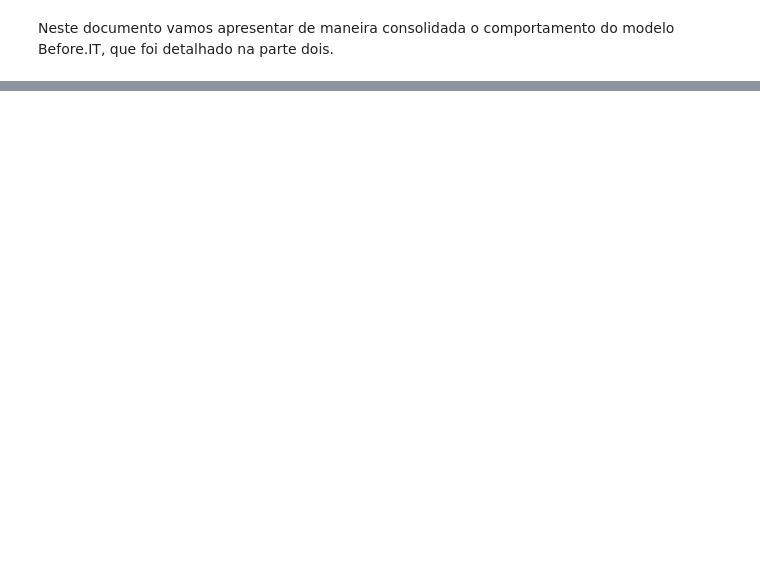
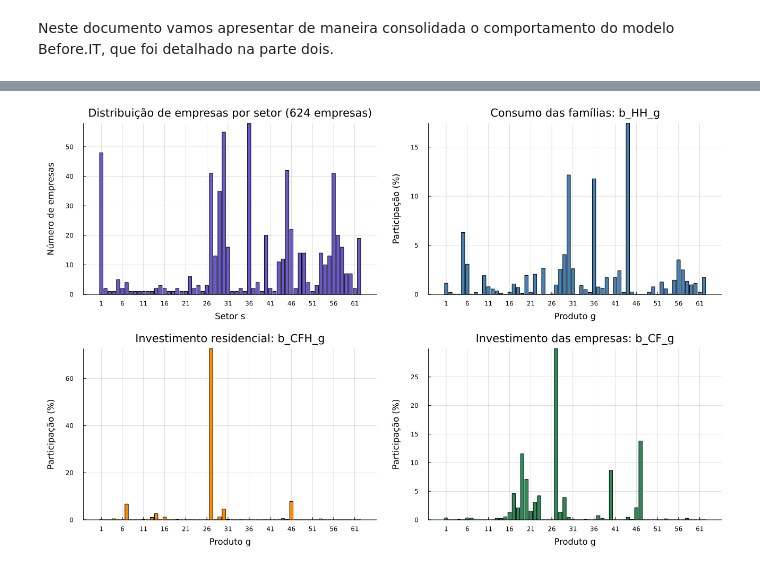
Before and after one commit to danielbandrade/BeforeIT-dba, a Jupyter notebook: dba-studies/gambling-market/exploracao-beforeIT-pt3.ipynb, the cells around one changed output, grey strips where cells are left out. Drawn from its saved outputs; the diff is of its cells as text; code cells hidden in the pictures; blank space fills up the shorter version.

```diff
--- a/dba-studies/gambling-market/exploracao-beforeIT-pt3.ipynb
+++ b/dba-studies/gambling-market/exploracao-beforeIT-pt3.ipynb
@@ -157,0 +208,61 @@ $$
+# %%
+
+# Firm allocation across industries
+firm_counts = model.prop.I_s
+industries = eachindex(firm_counts)
+
+# Product-composition coefficients
+b_series = [
+    (model.prop.b_HH_g,  "Consumo das famílias: b_HH_g", :steelblue),
+    (model.prop.b_CFH_g, "Investimento residencial: b_CFH_g", :darkorange),
+    (model.prop.b_CF_g,  "Investimento das empresas: b_CF_g", :seagreen),
+]
+
+n_products = length(model.prop.b_HH_g)
+products = 1:n_products
+
+# Consistency checks
+@assert length(firm_counts) == n_products
+@assert all(firm_counts .>= 0)
+@assert all(
+    isapprox(sum(values), 1.0; atol = 1.0e-10)
+    for (values, _, _) in b_series
+)
+
+firm_plot = bar(
+    industries,
+    firm_counts;
+    title = "Distribuição de empresas por setor ($(sum(firm_counts)) empresas)",
+    xlabel = "Setor s",
+    ylabel = "Número de empresas",
+    color = :slateblue,
+    legend = false,
+    xticks = 1:5:n_products,
+    gridalpha = 0.25,
+)
+
+b_plots = [
+    bar(
+        products,
+        100 .* values;
+        title,
+        xlabel = "Produto g",
+        ylabel = "Participação (%)",
+        color,
+        legend = false,
+        xticks = 1:5:n_products,
+        gridalpha = 0.25,
+    )
+    for (values, title, color) in b_series
+]
+
+plot(
+    firm_plot,
+    b_plots...;
+    layout = (2, 2),
+    size = (1300, 850),
+    left_margin = 8Plots.mm,
+    bottom_margin = 7Plots.mm,
+)
+# %% [output]
+[figure, added]
```
Also changed, not shown: parts of 35 cells of this notebook, 23 other files.
